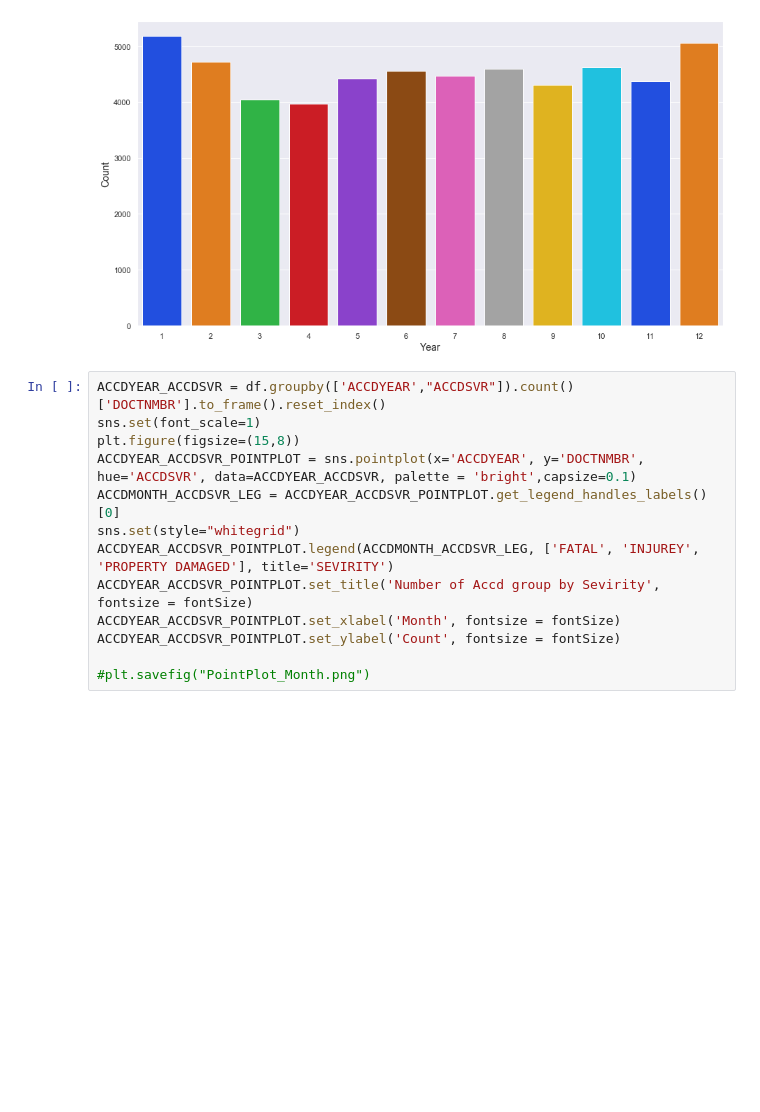
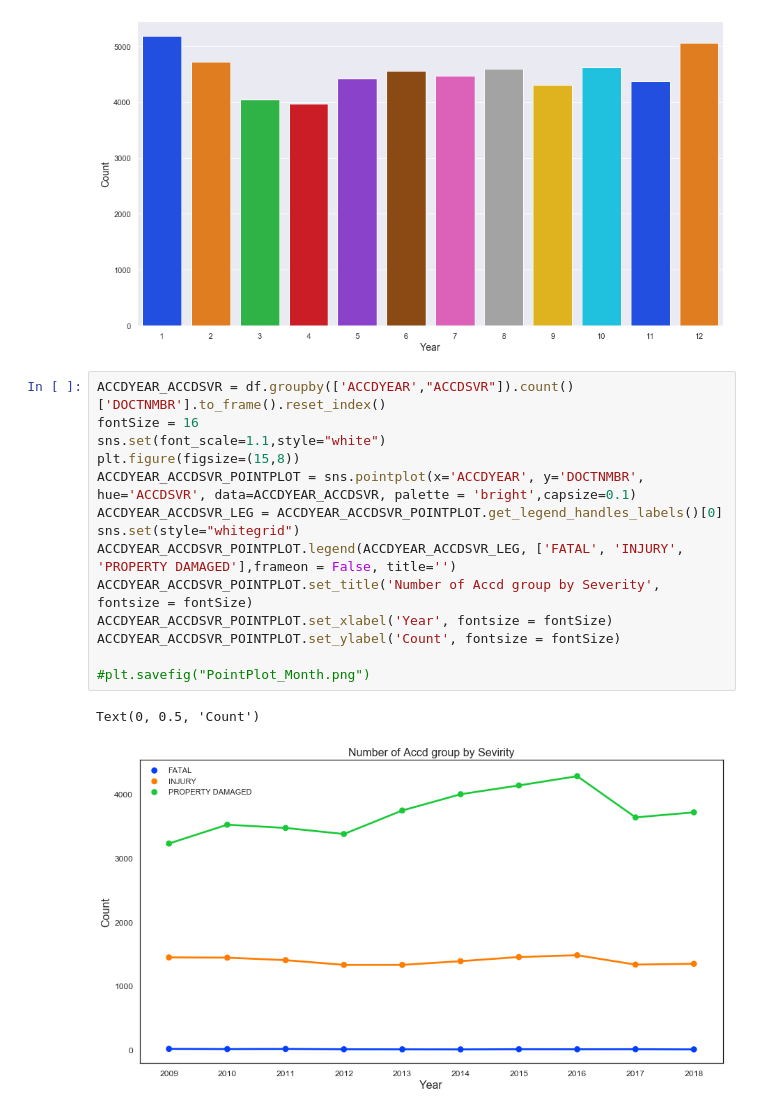
Before and after one commit to TongkaiYang/Vision-Zero-Madison, a Jupyter notebook: WorkPlace.ipynb, the cells around one changed output. Drawn from its saved outputs; the diff is of its cells as text; blank space fills up the shorter version.

```diff
--- a/WorkPlace.ipynb
+++ b/WorkPlace.ipynb
@@ -280,17 +280,21 @@ ACCDMONTH_COUNT_PLOT
 [figure]
 # %%
 ACCDYEAR_ACCDSVR = df.groupby(['ACCDYEAR',"ACCDSVR"]).count()['DOCTNMBR'].to_frame().reset_index()
-sns.set(font_scale=1)
+fontSize = 16
+sns.set(font_scale=1.1,style="white")
 plt.figure(figsize=(15,8))
 ACCDYEAR_ACCDSVR_POINTPLOT = sns.pointplot(x='ACCDYEAR', y='DOCTNMBR', hue='ACCDSVR', data=ACCDYEAR_ACCDSVR, palette = 'bright',capsize=0.1)
-ACCDMONTH_ACCDSVR_LEG = ACCDYEAR_ACCDSVR_POINTPLOT.get_legend_handles_labels()[0]
+ACCDYEAR_ACCDSVR_LEG = ACCDYEAR_ACCDSVR_POINTPLOT.get_legend_handles_labels()[0]
 sns.set(style="whitegrid")
-ACCDYEAR_ACCDSVR_POINTPLOT.legend(ACCDMONTH_ACCDSVR_LEG, ['FATAL', 'INJUREY', 'PROPERTY DAMAGED'], title='SEVIRITY')
-ACCDYEAR_ACCDSVR_POINTPLOT.set_title('Number of Accd group by Sevirity', fontsize = fontSize)
-ACCDYEAR_ACCDSVR_POINTPLOT.set_xlabel('Month', fontsize = fontSize)
+ACCDYEAR_ACCDSVR_POINTPLOT.legend(ACCDYEAR_ACCDSVR_LEG, ['FATAL', 'INJURY', 'PROPERTY DAMAGED'],frameon = False, title='')
+ACCDYEAR_ACCDSVR_POINTPLOT.set_title('Number of Accd group by Severity', fontsize = fontSize)
+ACCDYEAR_ACCDSVR_POINTPLOT.set_xlabel('Year', fontsize = fontSize)
 ACCDYEAR_ACCDSVR_POINTPLOT.set_ylabel('Count', fontsize = fontSize)
 
 #plt.savefig("PointPlot_Month.png")
+# %% [output]
+Text(0, 0.5, 'Count')
+[figure, added]
 # %%
 # plot: vehicle type 1 vs Road Type
 fontSize = 14
```
Also changed, not shown: parts of 4 cells of this notebook, 1 other file.
